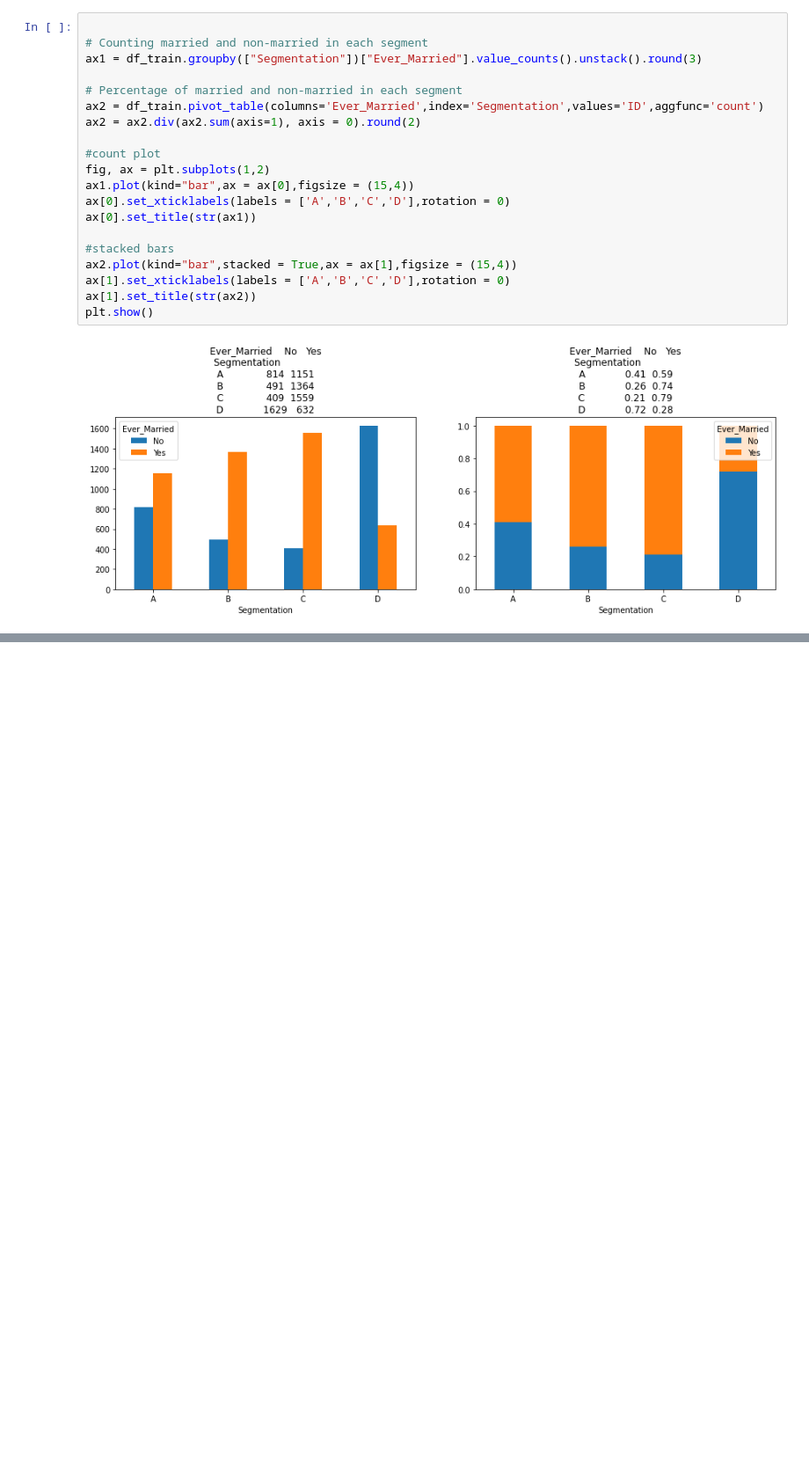
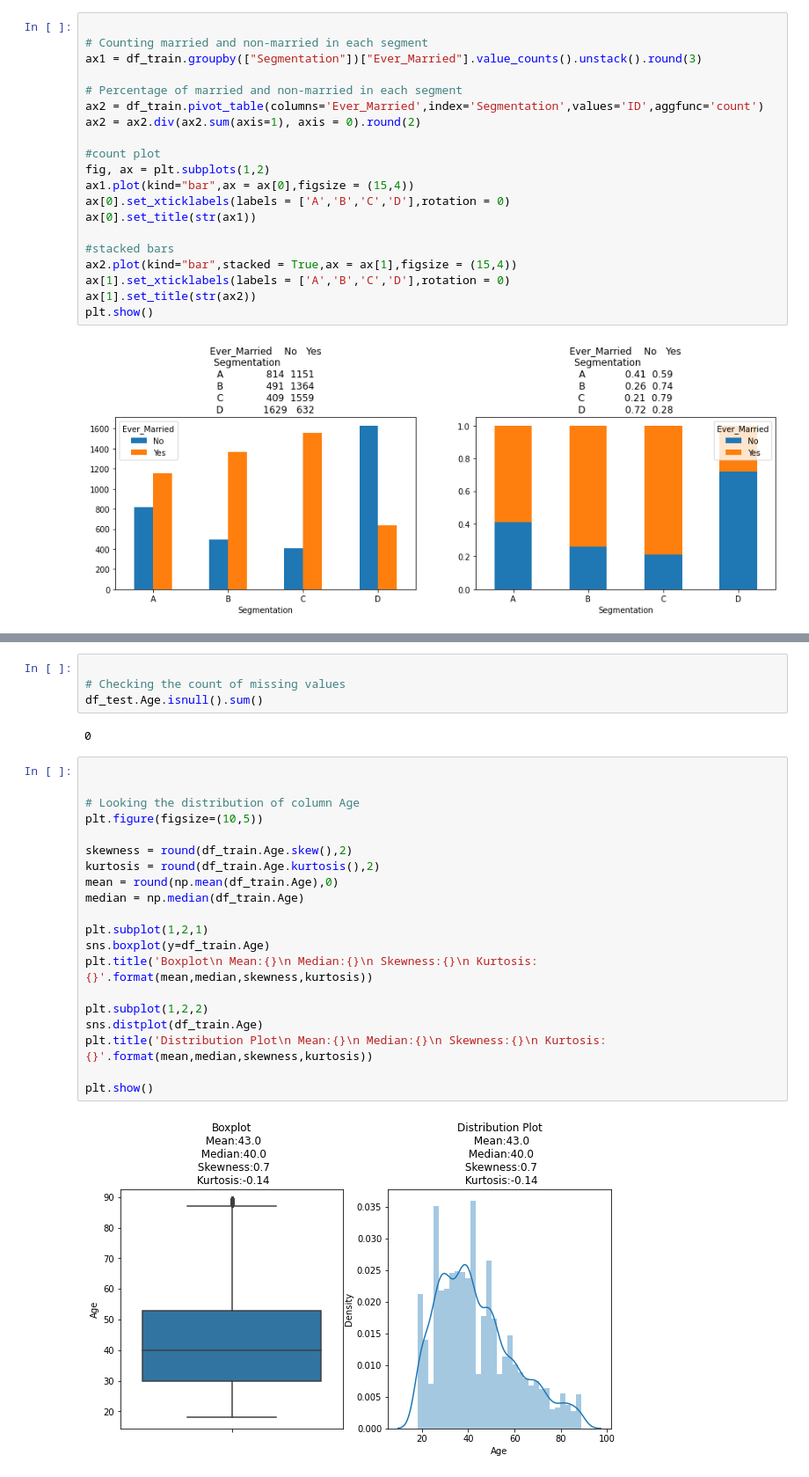
Before and after one commit to Research-Group-CDAP/ML_Assignment2_IT19132310_IT19139036_IT19120980_IT19104218, a Jupyter notebook: model.ipynb, the cells around one changed output, grey strips where cells are left out. Shown: that part at 88% size. Cells and saved outputs as stored; diff of their text form; blank space fills up the shorter version.

Commit message:
Visualizing and preporcessing the age variable

```diff
--- a/model.ipynb
+++ b/model.ipynb
@@ -339,0 +362,28 @@ plt.show()
+# %%
+
+# Checking the count of missing values
+df_test.Age.isnull().sum()
+# %% [output]
+0
+# %%
+
+
+# Looking the distribution of column Age
+plt.figure(figsize=(10,5))
+
+skewness = round(df_train.Age.skew(),2)
+kurtosis = round(df_train.Age.kurtosis(),2)
+mean = round(np.mean(df_train.Age),0)
+median = np.median(df_train.Age)
+
+plt.subplot(1,2,1)
+sns.boxplot(y=df_train.Age)
+plt.title('Boxplot\n Mean:{}\n Median:{}\n Skewness:{}\n Kurtosis:{}'.format(mean,median,skewness,kurtosis))
+
+plt.subplot(1,2,2)
+sns.distplot(df_train.Age)
+plt.title('Distribution Plot\n Mean:{}\n Median:{}\n Skewness:{}\n Kurtosis:{}'.format(mean,median,skewness,kurtosis))
+
+plt.show()
+# %% [output]
+[figure, added]
```
Also changed, not shown: parts of 8 cells of this notebook.
